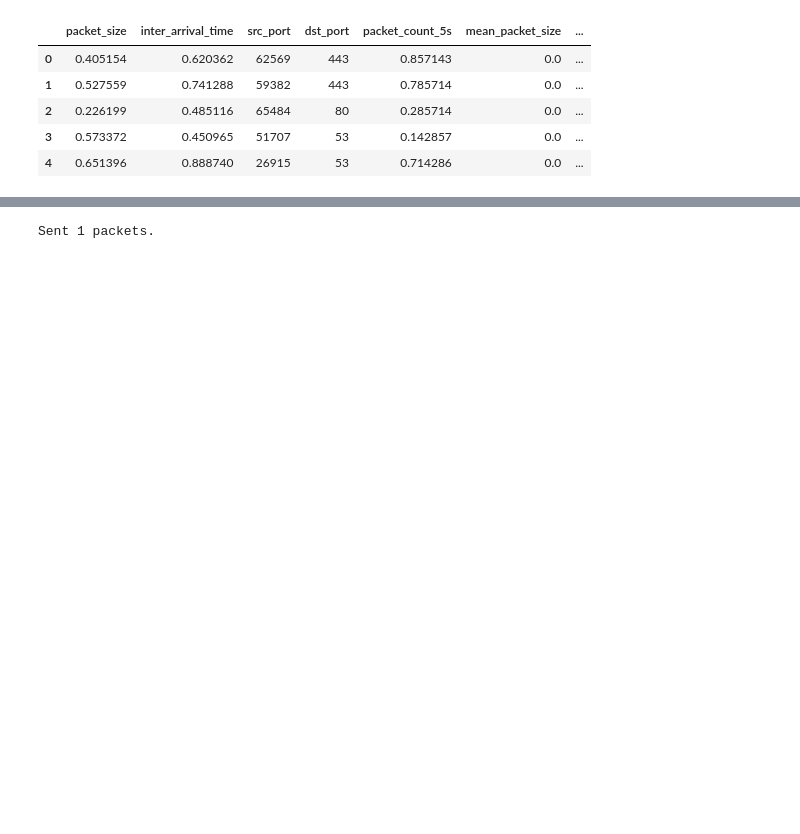
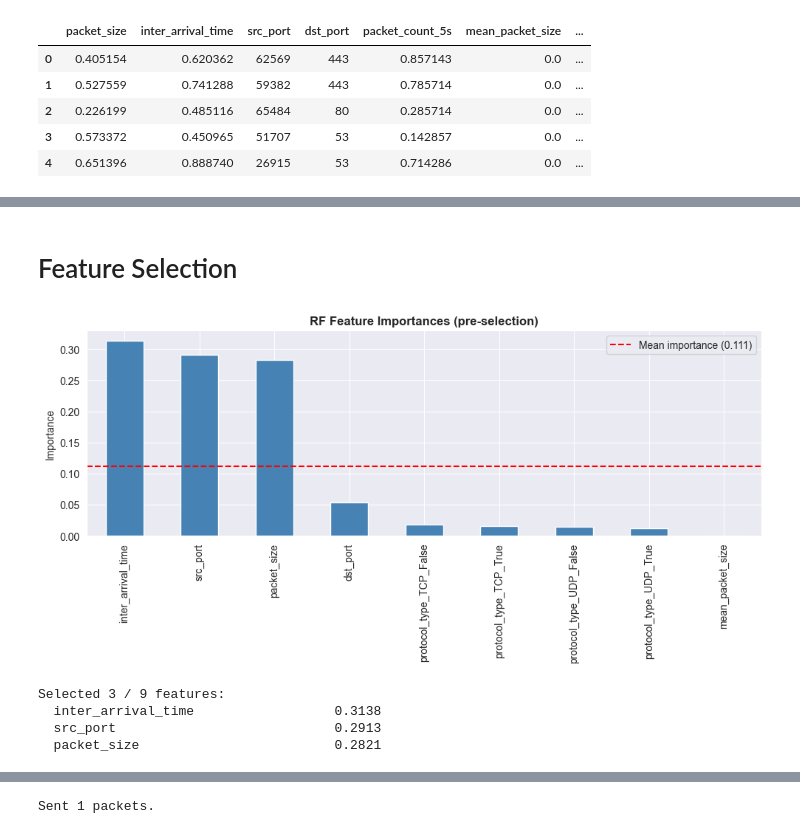
Before and after one commit to olamidebanimashaun-hash/MinoTaur, a Jupyter notebook: Data/EDA.ipynb, the cells around one changed output, grey strips where cells are left out. Saved outputs shown, nothing was run; the diff lists cells and outputs as text; code cells hidden in the pictures; blank space fills up the shorter version.

```diff
--- a/Data/EDA.ipynb
+++ b/Data/EDA.ipynb
@@ -111,0 +157,33 @@ plt.show()
+# %% [markdown]
+# Feature Selection
+# %%
+X = X_tmp.copy()
+y = df['label']
+SEED = 42
+np.random.seed(SEED)
+rf_selector = RandomForestClassifier(
+    n_estimators=200, class_weight='balanced',
+    random_state=SEED, n_jobs=-1
+)
+rf_selector.fit(StandardScaler().fit_transform(X), y)
+
+imp = pd.Series(rf_selector.feature_importances_, index=X.columns).sort_values(ascending=False)
+
+plt.figure(figsize=(10, 5))
+imp.plot(kind='bar', color='steelblue')
+plt.axhline(imp.mean(), color='red', linestyle='--', label=f'Mean importance ({imp.mean():.3f})')
+plt.title('RF Feature Importances (pre-selection)', fontweight='bold')
+plt.ylabel('Importance'); plt.legend(); plt.tight_layout(); plt.show()
+
+selected = imp[imp >= imp.mean()].index.tolist()
+print(f'Selected {len(selected)} / {len(X.columns)} features:')
+for f in selected:
+    print(f'  {f:<35} {imp[f]:.4f}')
+
+X = X[selected]
+# %% [output]
+[figure, added]
+Selected 3 / 9 features:
+  inter_arrival_time                  0.3138
+  src_port                            0.2913
+  packet_size                         0.2821
```
Also changed, not shown: parts of 22 cells of this notebook, 8 other files.
